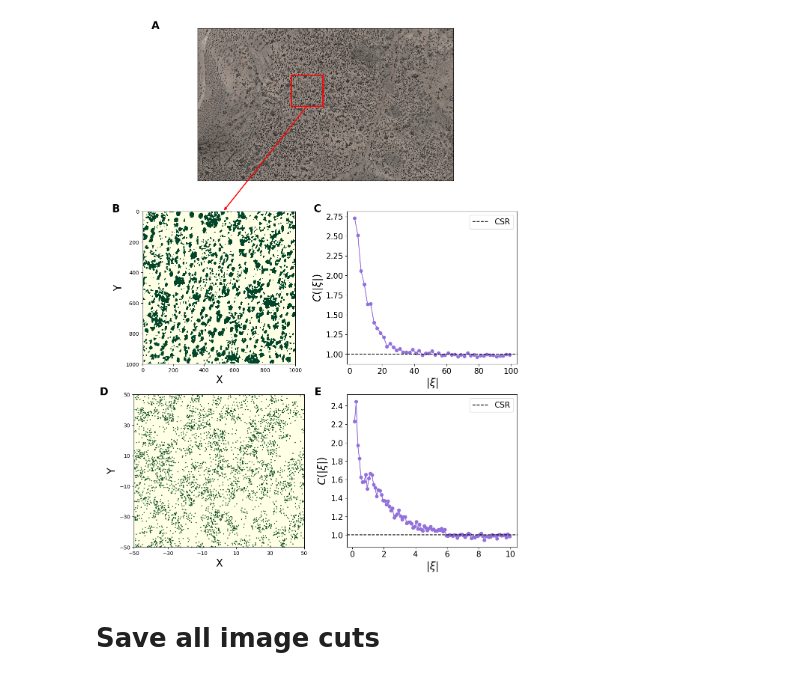
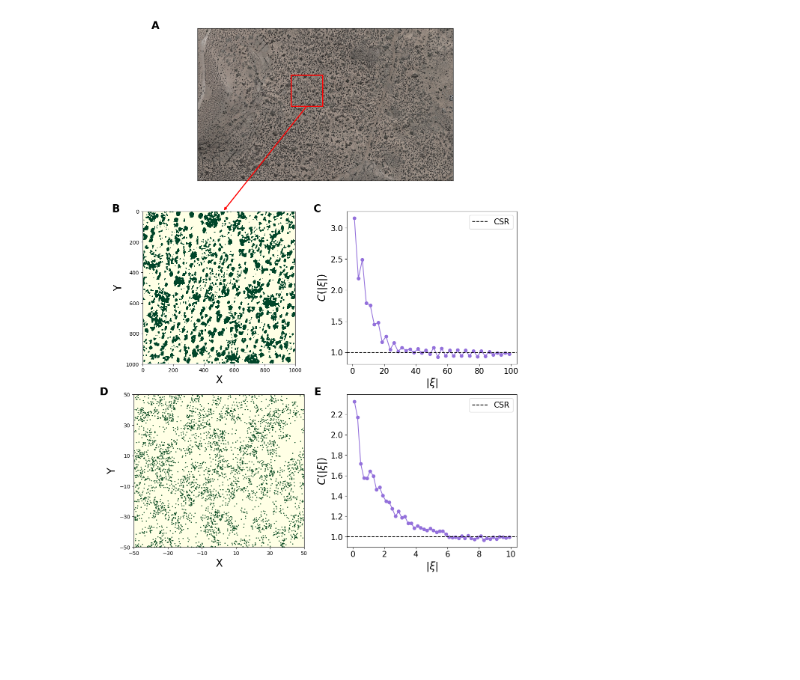
Before and after one commit to agimenezromero/A-model-for-the-continuous-emergence-and-fading-of-vegetation-clusters-in-semiarid-landscapes, a Jupyter notebook: Image_processing.ipynb, the cells around one changed output. Drawn from its saved outputs; the diff is of its cells as text; code cells hidden in the pictures; blank space fills up the shorter version.

```diff
--- a/Image_processing.ipynb
+++ b/Image_processing.ipynb
@@ -49,27 +49,25 @@ def cluster_image(data, img_shape, n_clusters=2, use_mini_batch=False):
 
     return clustered
 # %%
-filename = "Horshoe_bend_images/horshoe_bend_07_2019.jpg"
+filename = "Data/horseshoe_bend_example_image.jpg"
 
 img, data, shape = process_image(filename)
 
 clustered_image = cluster_image(data, shape, n_clusters=2, use_mini_batch=True)
 
 # Load PCF data plot
-filename = "horshoe_bend_07_2019_coords.csv"
+filename = "Data/horseshoe_bend_pcf.csv"
 
 df_pcf_img = pd.read_csv(filename)
 
-filename_sim = "big_system/P_58.008530460617.txt"
+filename_sim = "Data/big_simulation_example_coordinates.txt"
 
 data = np.loadtxt(filename_sim)
 
 xs = data[0, :]
 ys = data[1, :]
 
-df_pcf_sim = pd.read_csv("big_system_pcf.csv")
+df_pcf_sim = pd.read_csv("Data/big_simulation_pcf.csv")
-# %%
-df_pcf_sim = pd.read_csv("big_system_pcf.csv")
 # %%
 # Plot
 fig, ax = plt.subplot_mosaic(
@@ -102,7 +100,7 @@ ax["B"].set_yticks(np.arange(0, 1001, 200))
 ax["B"].set_xlabel("X", fontsize=20)
 ax["B"].set_ylabel("Y", fontsize=20)
 
-ax["C"].plot(df_pcf_img["r"][1:], df_pcf_img["g"][1:], marker="o", color="mediumpurple")
+ax["C"].plot(df_pcf_img["r"], df_pcf_img["g"], marker="o", color="mediumpurple")
 ax["C"].axhline(1.0, color="k", linestyle="--", label="CSR")
 
 ax["C"].set_xlabel(r"$\left|\xi\right|$", fontsize=20)
@@ -123,34 +121,32 @@ ax["D"].set_xticks(np.arange(-50, 51, 20))
 ax["D"].set_yticks(np.arange(-50, 51, 20))
 
 ax["D"].set_xlim(-50, 50)
 ax["D"].set_ylim(-50, 50)
 
-ax["E"].plot(df_pcf_sim["r"][1:], df_pcf_sim["g"][1:], marker="o", color="mediumpurple")
+ax["E"].plot(df_pcf_sim["r"], df_pcf_sim["g"], marker="o", color="mediumpurple")
 
 ax["E"].axhline(1.0, color="k", linestyle="--", label="CSR")
 
 ax["E"].set_xlabel(r"$\left|\xi\right|$", fontsize=20)
 ax["E"].set_ylabel(r"$C(\left|\xi\right|)$", fontsize=20)
 
 ax["E"].tick_params(axis="both", which="major", labelsize=15)
 
 ax["E"].legend(fontsize=15)
 
 # Label all subplots
 for label, axis in ax.items():
     axis.text(
         -0.15,
         1.05,
         label,
         transform=axis.transAxes,
         fontsize=20,
         fontweight='bold',
         va='top',
         ha='right'
     )
 
 plt.savefig("horseshoe_bend_pcf.png", dpi=300, bbox_inches="tight")
 # %% [output]
-[figure, old version]
+[figure, new version]
-# %% [markdown]
-# Save all image cuts
```
Also changed, not shown: parts of 1 cell of this notebook, 5 other files.
